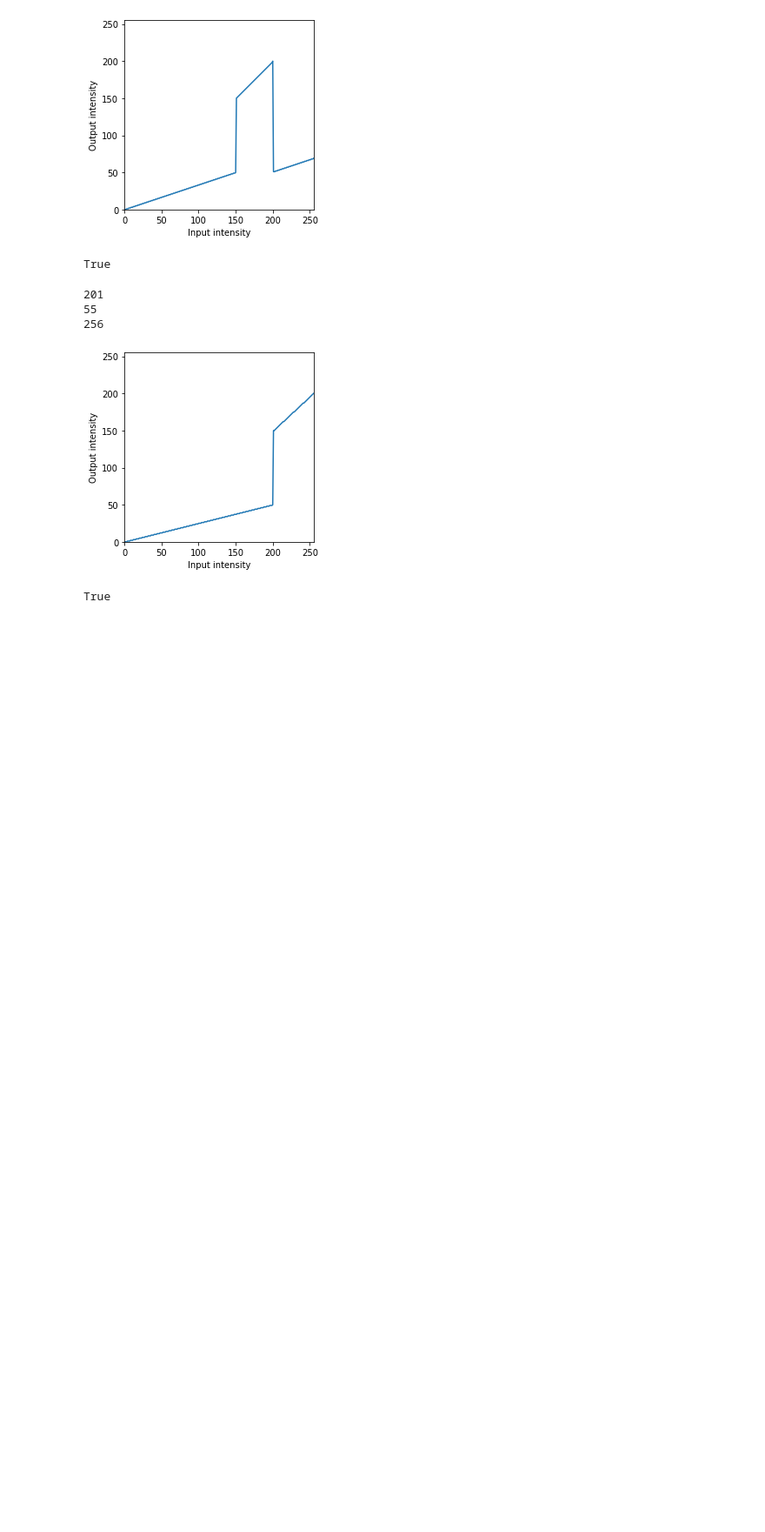
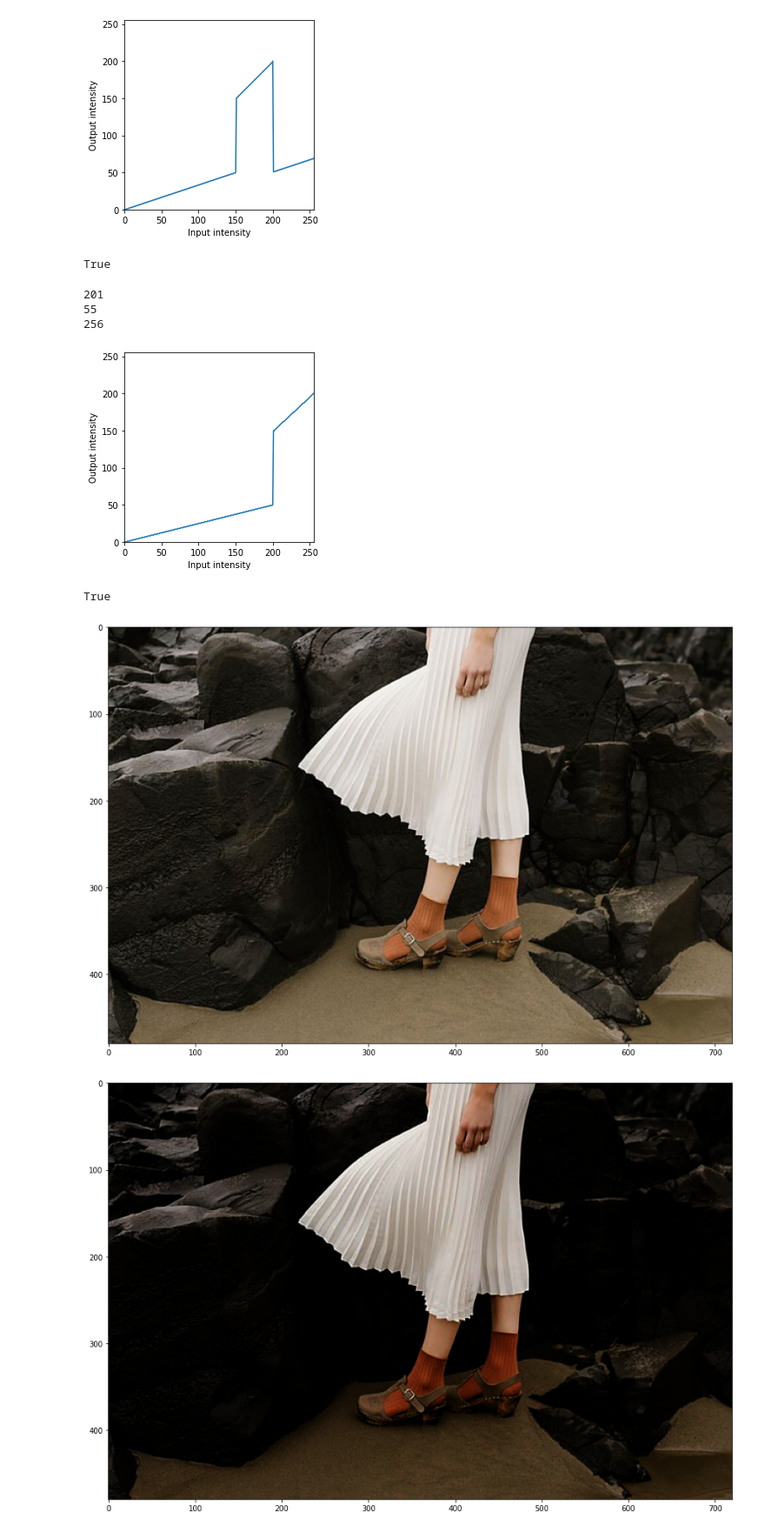
Before and after one commit to HirunaVishwamith/Image-processing-assignmnet-1, a Jupyter notebook: assignmnet.ipynb, the cells around one changed output. Shown at 87% size. Saved outputs shown, nothing was run; the diff lists cells and outputs as text; code cells hidden in the pictures; blank space fills up the shorter version.

```diff
--- a/assignmnet.ipynb
+++ b/assignmnet.ipynb
@@ -142,3 +142,35 @@ cv.imwrite('Whitish_Image.jpg', image_transformed)
 256
 [figure]
 True
+# %%
+''' Quession three'''
+
+img_orig = cv.imread('./highlights_and_shadows.jpg', cv.IMREAD_COLOR)
+gamma = 2
+table = np.array([(i/255.0)**(gamma)*255.0 for i in np.arange(0, 256)]).astype('uint8')
+img_gamma = cv.LUT(img_orig, table)
+img_orig = cv.cvtColor(img_orig, cv.COLOR_BGR2RGB)
+img_gamma = cv.cvtColor(img_gamma, cv.COLOR_BGR2RGB)
+
+plt.figure(figsize=(15, 15))
+plt.imshow(img_orig)
+plt.figure(figsize=(15, 15))
+plt.imshow(img_gamma)
+plt.figure(figsize=(15, 15))
+
+color = ('b', 'g', 'r')
+for i, c in enumerate(color):
+    hist_orig = cv.calcHist([img_orig], [i], None, [256], [0, 256])
+    plt.plot(hist_orig, color=c)
+
+plt.figure(figsize=(15, 15))
+
+for i, c in enumerate(color):
+    hist_gamma = cv.calcHist([img_gamma], [i], None, [256], [0, 256])
+    plt.plot(hist_gamma, color=c)
+
+
+plt.show()
+# %% [output]
+[figure, added]
+[figure, added]
```
Also changed, not shown: parts of 2 cells of this notebook, 4 other files.
